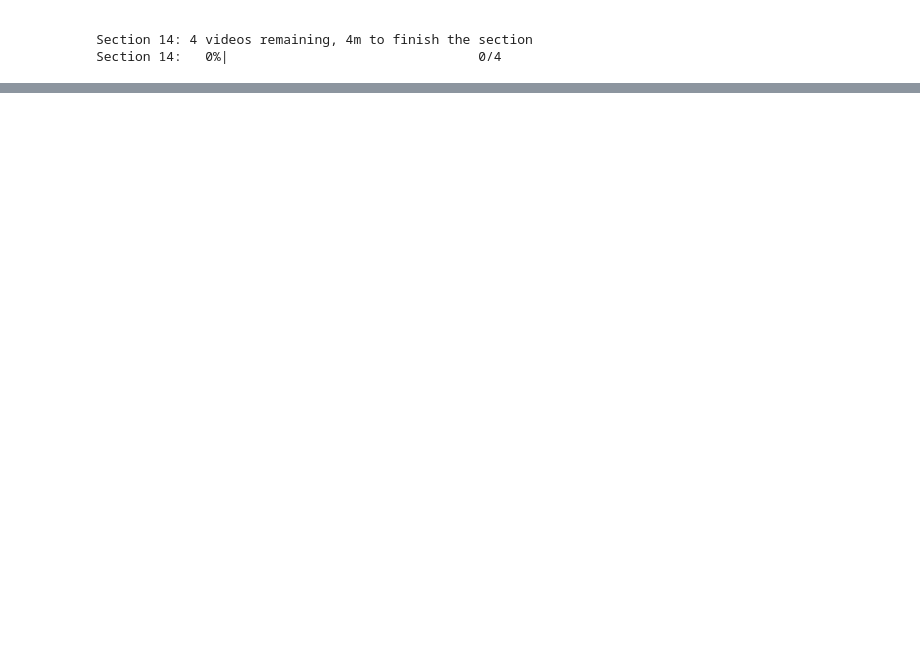
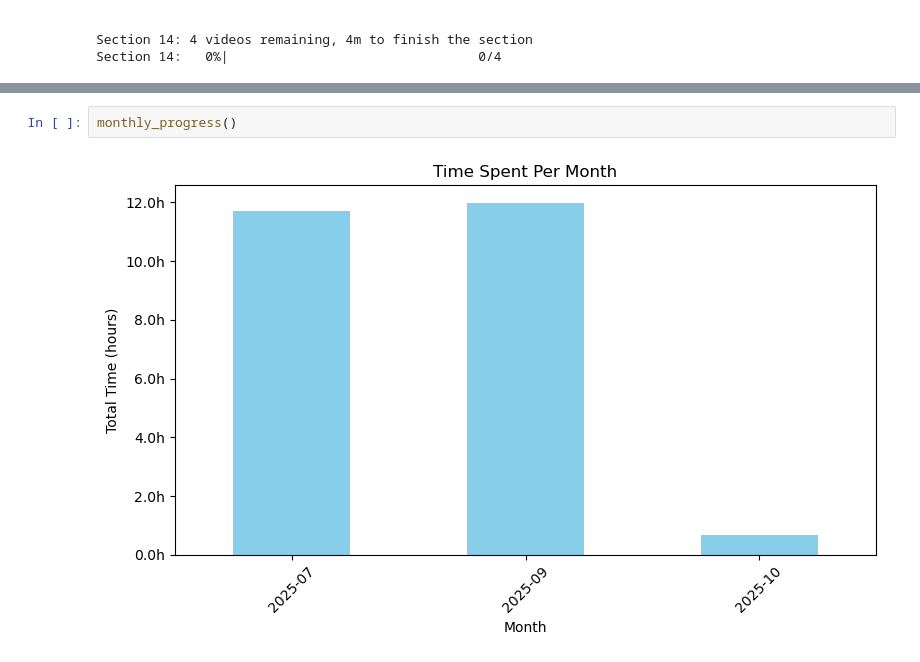
Before and after one commit to ridamansour/PyTorchLearning, a Jupyter notebook: 04_pytorch_custom_datasets.ipynb, the cells around one changed output, grey strips where cells are left out. Drawn from its saved outputs; the diff is of its cells as text; blank space fills up the shorter version.

Commit message:
update to progress sidetrack lol

```diff
--- a/04_pytorch_custom_datasets.ipynb
+++ b/04_pytorch_custom_datasets.ipynb
@@ -1365,0 +1370,4 @@ Section 14:   0%|                                0/4
+# %%
+monthly_progress()
+# %% [output]
+[figure, added]
```
Also changed, not shown: parts of 2 cells of this notebook, 2 other files.
